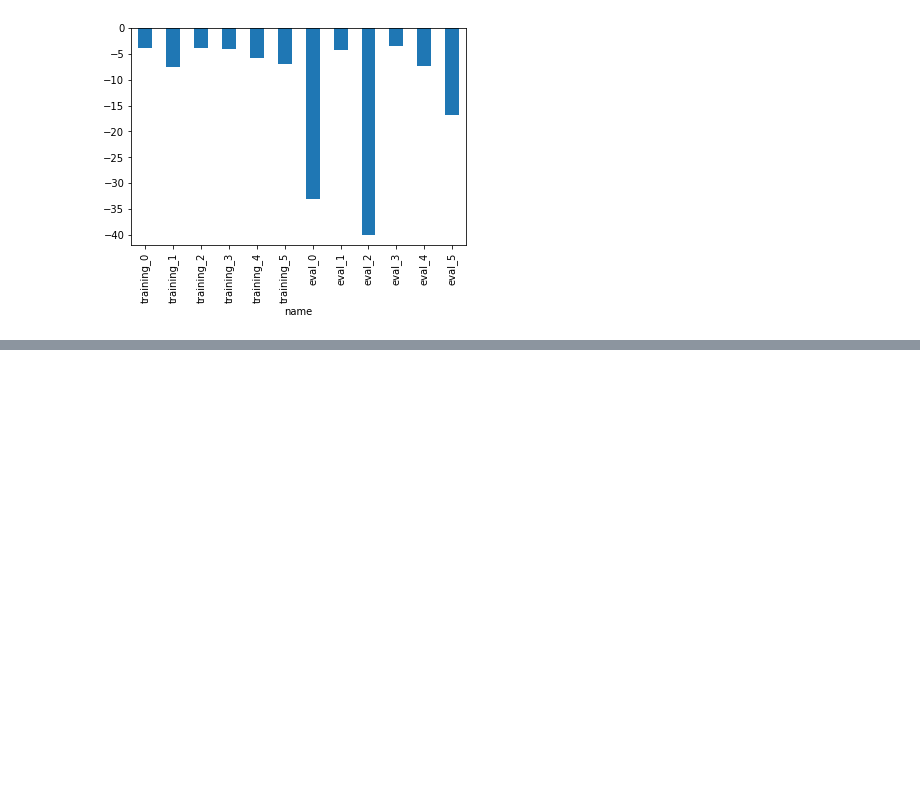
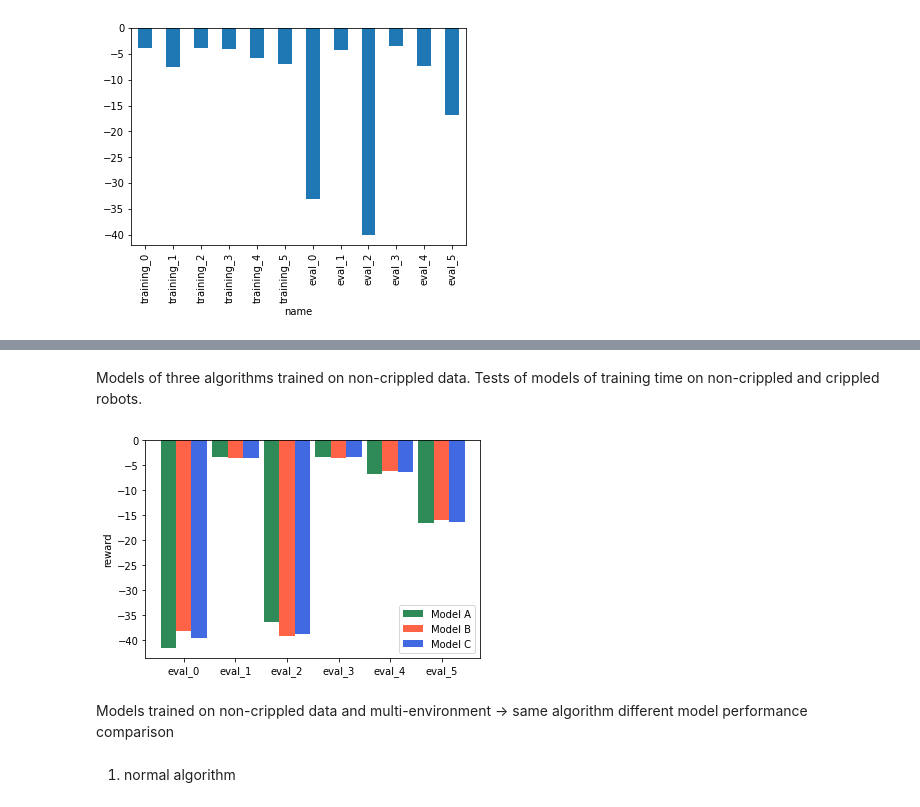
Before and after one commit to DankiLiu/DL4Robotics, a Jupyter notebook: Danki_Tobias/evaluation/plot_statistics.ipynb, the cells around one changed output, grey strips where cells are left out. Saved outputs shown, nothing was run; the diff lists cells and outputs as text; code cells hidden in the pictures; blank space fills up the shorter version.

```diff
--- a/Danki_Tobias/evaluation/plot_statistics.ipynb
+++ b/Danki_Tobias/evaluation/plot_statistics.ipynb
@@ -49,0 +88,4 @@ all_rewards['position', 'non_crippled', 'normal', 'alle_training_envs'].plot(kin
+# %%
+reward_normal_test = test_rewards['position_and_velocity_deltas', 'non_crippled', 'normal', :]
+reward_meta_test = test_rewards['position_and_velocity_deltas', 'non_crippled', 'meta', :]
+reward_online_adaptation_test = test_rewards['position_and_velocity_deltas', 'non_crippled', 'online_adaptation', :]
@@ -49,0 +119,26 @@ all_rewards['position', 'non_crippled', 'normal', 'alle_training_envs'].plot(kin
+# %% [markdown]
+Models of three algorithms trained on non-crippled data.
+Tests of models of training time on non-crippled and crippled robots.
+# %%
+bar_width = 0.3
+
+index_normal = np.arange(len(test_names))
+index_online_adaptation = index_normal + bar_width
+index_meta = index_online_adaptation + bar_width
+
+plt.bar(index_normal, height=reward_normal_test, width=bar_width, color='seagreen', label='Model A')
+plt.bar(index_online_adaptation, height=reward_online_adaptation_test, width=bar_width, color='tomato', label='Model B')
+plt.bar(index_meta, height=reward_meta_test, width=bar_width, color='royalblue', label='Model C')
+
+plt.legend()
+plt.xticks(index_normal + bar_width, test_names)
+plt.ylabel('reward')
+
+plt.savefig("non-crippled models comparison testing", bbox_inches='tight')
+plt.show()
+# %% [output]
+[figure, added]
+# %% [markdown]
+Models trained on non-crippled data and multi-environment -> same algorithm different model performance comparison
+# %% [markdown]
+1. normal algorithm
```
Also changed, not shown: parts of 12 cells of this notebook.
